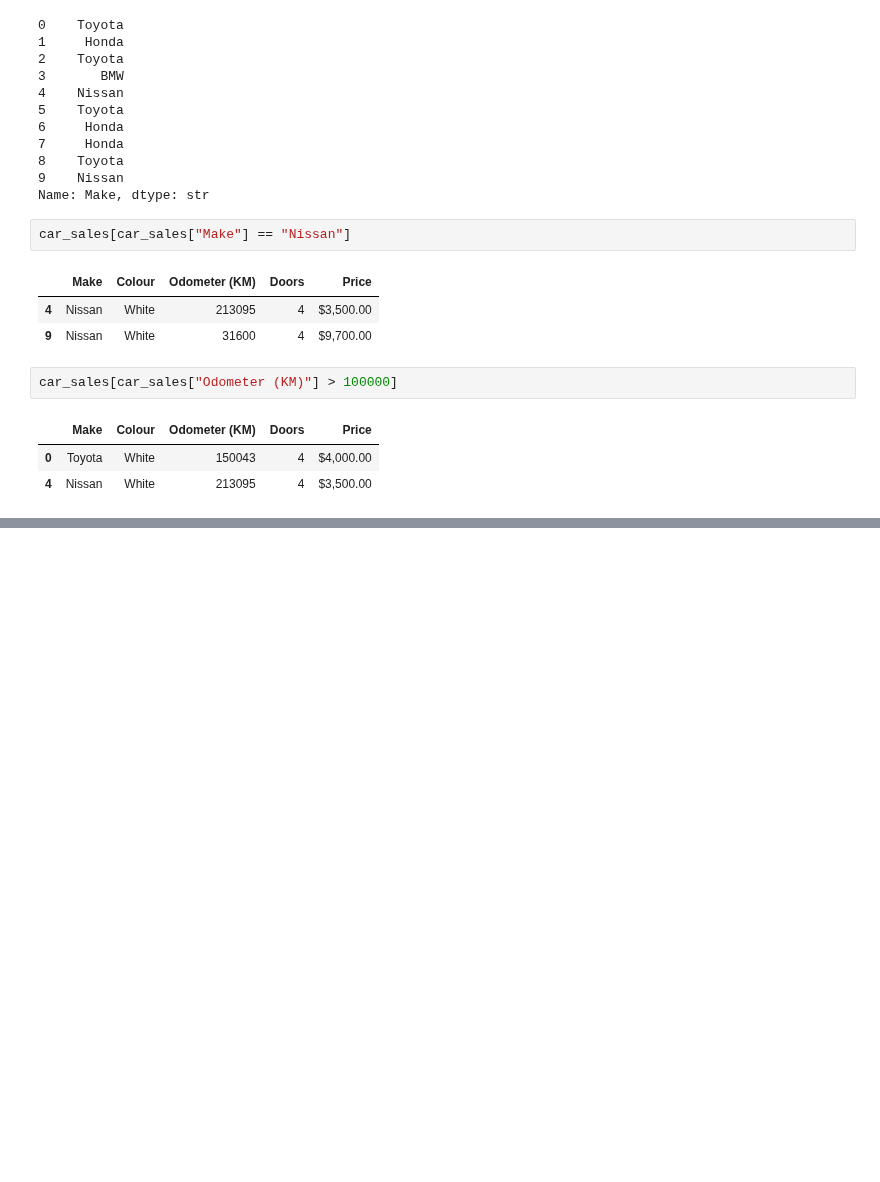
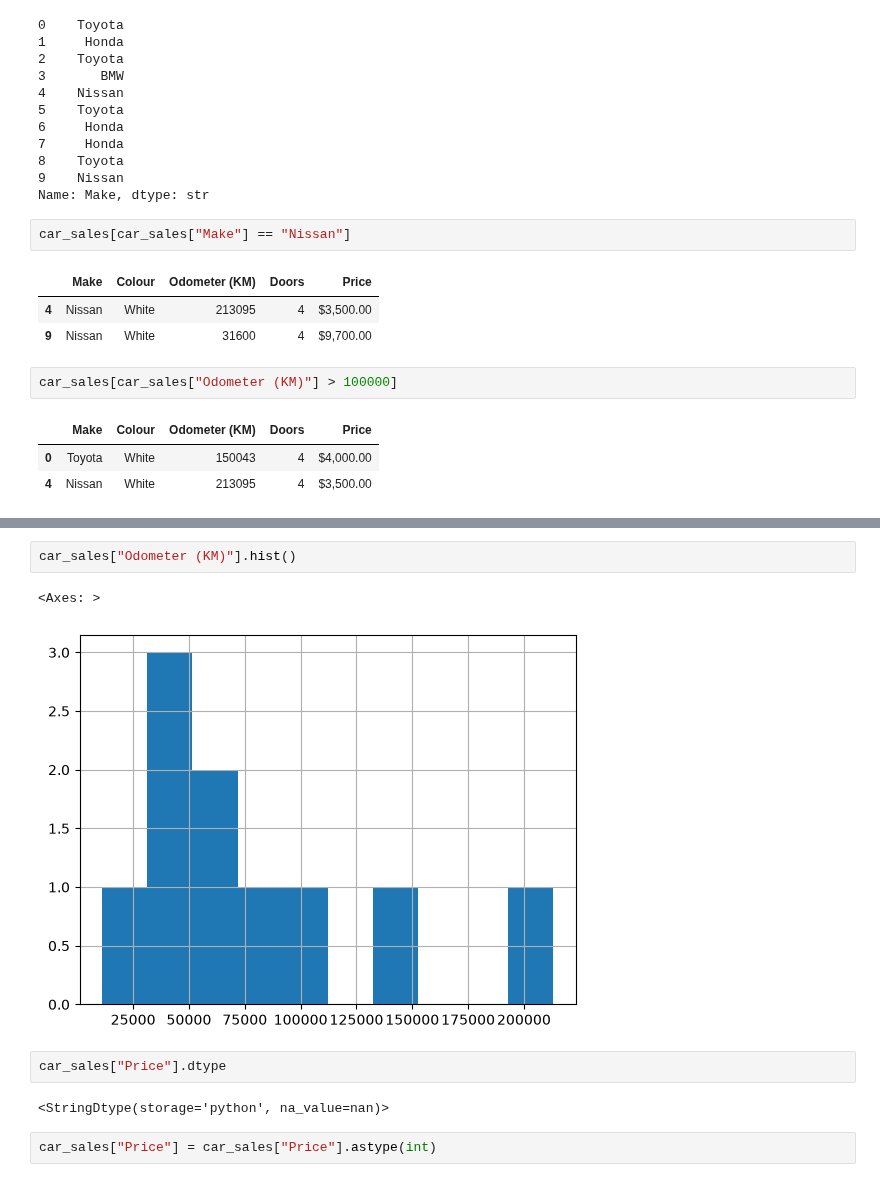
Before and after one commit to ayinde-xyz/ml-learn, a Jupyter notebook: first_notebook.ipynb, the cells around one changed output, grey strips where cells are left out. Saved outputs shown, nothing was run; the diff lists cells and outputs as text; blank space fills up the shorter version.

```diff
--- a/first_notebook.ipynb
+++ b/first_notebook.ipynb
@@ -283,0 +321,11 @@ car_sales[car_sales["Odometer (KM)"] > 100000]
+# %%
+car_sales["Odometer (KM)"].hist()
+# %% [output]
+<Axes: >
+[figure, added]
+# %%
+car_sales["Price"].dtype
+# %% [output]
+<StringDtype(storage='python', na_value=nan)>
+# %%
+car_sales["Price"] = car_sales["Price"].astype(int)
```
Also changed, not shown: parts of 8 cells of this notebook.
